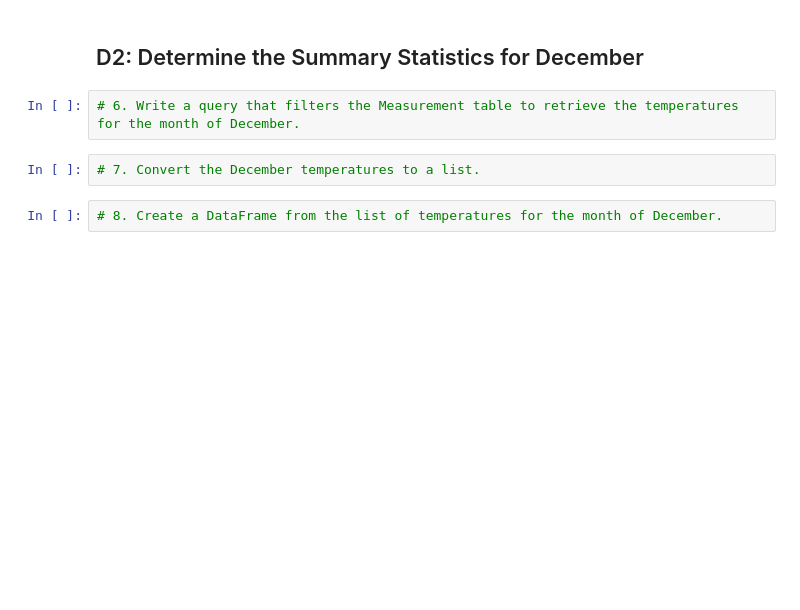
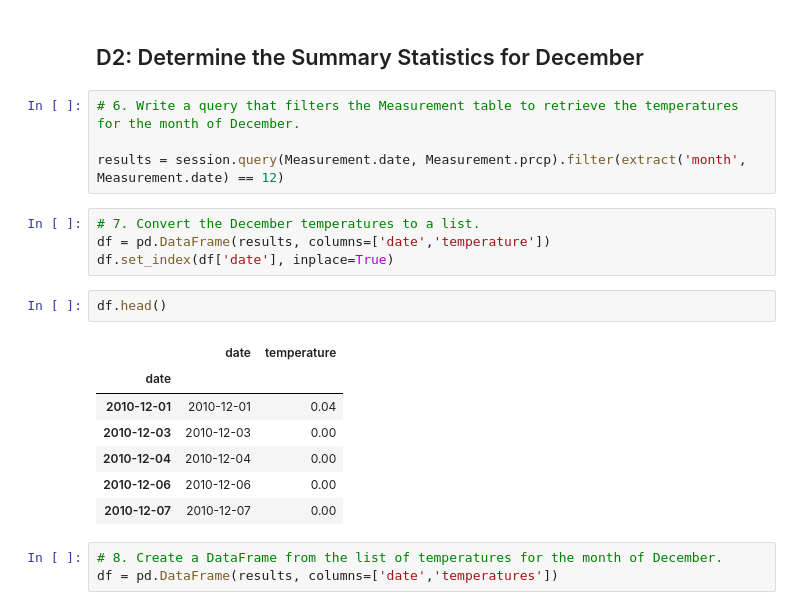
Before and after one commit to mpatubo/surfs_up, a Jupyter notebook: SurfsUp_Challenge.ipynb, the cells around one changed output. Saved outputs shown, nothing was run; the diff lists cells and outputs as text; blank space fills up the shorter version.

```diff
--- a/SurfsUp_Challenge.ipynb
+++ b/SurfsUp_Challenge.ipynb
@@ -92,9 +101,24 @@ NameError: name 'df' is not defined
 ## D2: Determine the Summary Statistics for December
 # %%
 # 6. Write a query that filters the Measurement table to retrieve the temperatures for the month of December.
+
+results = session.query(Measurement.date, Measurement.prcp).filter(extract('month', Measurement.date) == 12)
 # %%
 # 7. Convert the December temperatures to a list.
+df = pd.DataFrame(results, columns=['date','temperature'])
+df.set_index(df['date'], inplace=True)
+# %%
+df.head()
+# %% [output]
+|  | date | temperature |
+| date |  |  |
+| 2010-12-01 | 2010-12-01 | 0.04 |
+| 2010-12-03 | 2010-12-03 | 0.00 |
+| 2010-12-04 | 2010-12-04 | 0.00 |
+| 2010-12-06 | 2010-12-06 | 0.00 |
+| 2010-12-07 | 2010-12-07 | 0.00 |
 # %%
 # 8. Create a DataFrame from the list of temperatures for the month of December.
+df = pd.DataFrame(results, columns=['date','temperatures'])
 # %%
 # 9. Calculate and print out the summary statistics for the Decemeber temperature DataFrame.
```
Also changed, not shown: parts of 26 cells of this notebook, 1 other file.
